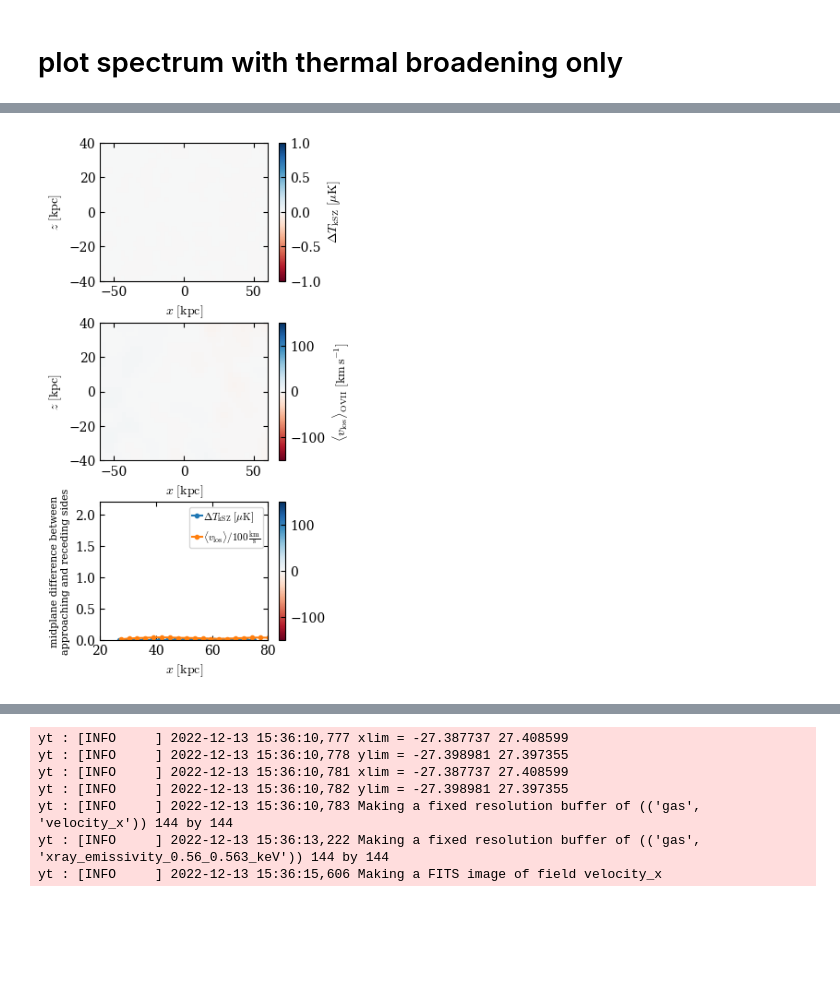
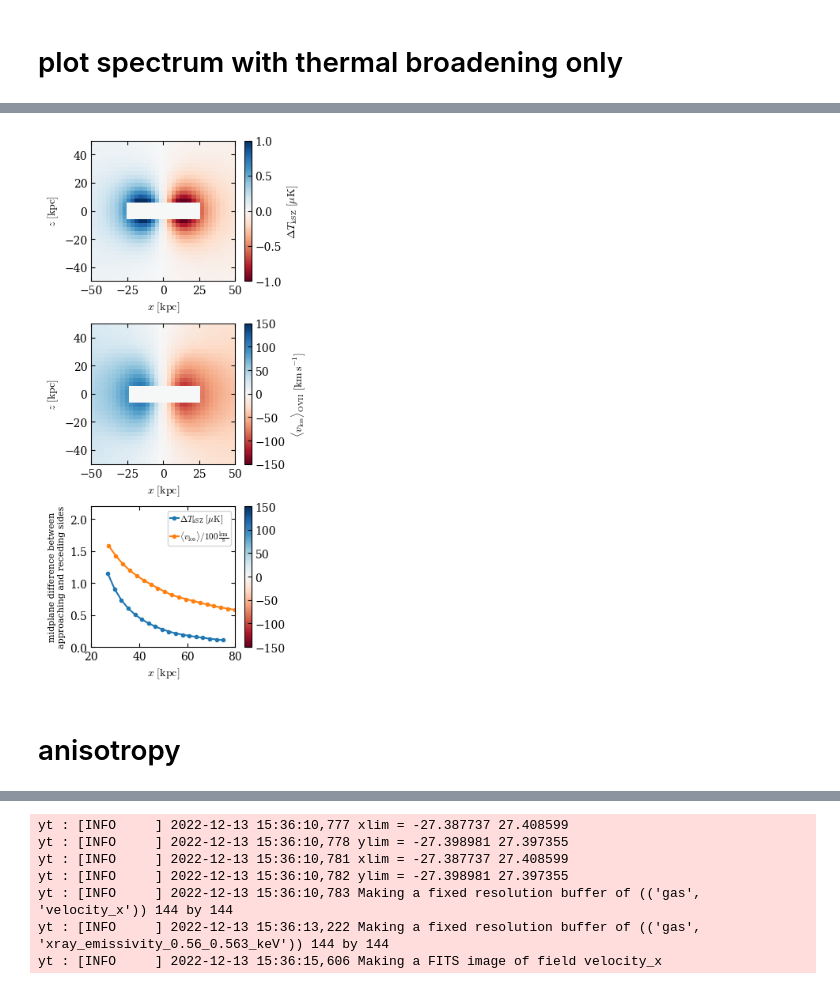
Before and after one commit to JonathanSternAstro/gizmo_analysis, a Jupyter notebook: ipynb/observables.ipynb, the cells around one changed output, grey strips where cells are left out. Saved outputs shown, nothing was run; the diff lists cells and outputs as text; code cells hidden in the pictures; blank space fills up the shorter version.

```diff
--- a/ipynb/observables.ipynb
+++ b/ipynb/observables.ipynb
@@ -16,10 +17,23 @@ import matplotlib
 from matplotlib import ticker
 figdir = '/Users/jonathanstern/Dropbox/Apps/Overleaf/Analytic2D/'
 # %%
-Rcirc_sim = 18*un.kpc
+#Rcirc_sim = 10*un.kpc
+Rcirc_sim = 15*un.kpc
 os.system("rm /Users/jonathanstern/Downloads/*.ewah")
 #ds = yt.load("/Users/jonathanstern/Downloads/snapshot_324.hdf5")
-ds = yt.load("/Users/jonathanstern/Downloads/snapshot_009.hdf5")
-ad = ds.all_data()
-center = ad[ ('PartType5', 'Coordinates')][0]
+ds_MW = yt.load("/Users/jonathanstern/snapshot_071.hdf5")
+ds_NGC891 = yt.load("/Users/jonathanstern/snapshot_049.hdf5")
+dss = ds_MW,ds_NGC891; names = 'MW','NGC891'
+#ds = yt.load("/Users/jonathanstern/Downloads/snapshot_009.hdf5")
+for ids,ds in enumerate(dss):
+    ad = ds.all_data()
+    center = ad[ ('PartType5', 'Coordinates')][0]
+    print('BH position', center)
+    radius = ((ad[('PartType0','Coordinates')]-center)**2).sum(axis=1)**0.5
+    pl.figure()
+    pl.subplot(121)
+    pl.plot(log(radius),log(ad[('PartType0','temperature')].value),',')
+    pl.title(names[ids])
+    pl.subplot(122)
+    pl.plot(log(ad[('gas','radius')]/3e21),log(ad[('gas','mass')].value/2e33),',')
 # %% [output]
@@ -46,6 +72,7 @@ size_ratio = 1 #(Rcirc/Rcirc_sim).value
 # %%
 def _kSZ_integrand(field, data, coeff = cons.sigma_thompson/cons.c):
     return coeff * data["gas", "El_number_density"] * data["gas", "velocity_x"]
+ds = dss[1]
 ds.add_field(
     name=("gas", "kSZ_integrand"),
     function=_kSZ_integrand,
@@ -143,7 +167,7 @@ Npixels_to_sum = 1 #in one dimension
 d=40*un.Mpc
 pixel_angular_size  = 15*un.arcsecond
 pixel_physical_size = (Npixels_to_sum*pixel_angular_size).to('radian').value*d.to('kpc') #LEM paper
-FOV_in_pixels = 118
+FOV_in_pixels = 118*2
 img_width_physical = pixel_physical_size*FOV_in_pixels
 img_Npixels = FOV_in_pixels
 pixel_area = (img_width_physical/img_Npixels)**2
@@ -193,42 +221,44 @@ yt : [INFO     ] 2023-01-05 11:43:24,379 Making a FITS image of field velocity_x
 # %%
-xrng = 60;
+xrng = 50;
 fig = pl.figure(figsize=(3.5,7))
 gs  = matplotlib.gridspec.GridSpec(ncols=1, nrows=3)
-pl.subplots_adjust(hspace=0.3,left=0.2,right=0.85,wspace=0.4)
+pl.subplots_adjust(hspace=0.3,left=0.2,right=0.85,wspace=0.4,top=0.99,bottom=0.075)
 for iobs in range(2):
     X,Y,vals = (DT_tuple,emission_weighted_velocity_tuple)[iobs]
     mid,ind = len(Y)//2,np.searchsorted(X,-26)
     label = (r'$\Delta T_{\rm kSZ}\ [\mu{\rm K}]$',r'$\langle v_{\rm los}\rangle_{\rm OVII}\ [{\rm km}\,{\rm s}^{-1}]$')[iobs]
     vrng=(1,150)[iobs]
     ax = fig.add_subplot(gs[iobs])
     pl.pcolormesh(X,Y,vals,cmap='RdBu',vmin=-vrng,vmax=vrng)
     pl.colorbar(label=label)
     pl.ylabel(r'$z\ [{\rm kpc}]$')
     pl.xlim(-xrng,xrng)
-    pl.ylim(-2/3*xrng,2/3*xrng)
+    pl.ylim(-xrng,xrng)
     pl.xlabel(r'$x\ [{\rm kpc}]$')
 ax = fig.add_subplot(gs[2])
 for iobs in range(2):
     if iobs==0:
         X,Y,vals = DT_tuple
         label = r'$\Delta T_{\rm kSZ}\ [\mu{\rm K}]$'
         norm = 1
     else:
         X,Y,vals = emission_weighted_velocity_tuple
         label = r'$\langle v_{\rm los}\rangle /100\,\frac{\rm km}{\rm s}$'
         norm = 100
     mid,ind = len(Y)//2,np.searchsorted(X,-26)
     pl.plot(X[len(X)-ind:],(vals[mid,:ind][::-1]-vals[mid,len(X)-ind:])/norm,'.-',label=label)
 pl.xlim(20,80)
 pl.ylabel('midplane difference between\napproaching and receding sides',fontsize=8)
 pl.ylim(0,2.2)
 ax.yaxis.set_major_locator(ticker.MultipleLocator(0.5))
 pl.xlabel(r'$x\ [{\rm kpc}]$')
 pl.legend(handletextpad=0.1,borderpad=0.25,handlelength=1,fontsize=8)
 cb = pl.colorbar(ax=ax); cb.set_alpha(0)
 pl.savefig(figdir+'observed_velocity.png')
 # %% [output]
-[figure, old version]
+[figure, new version]
+# %% [markdown]
+# anisotropy
 # %%
 #single line flux
 emin_in_keV = 0.5
```
Also changed, not shown: parts of 41 cells of this notebook.
